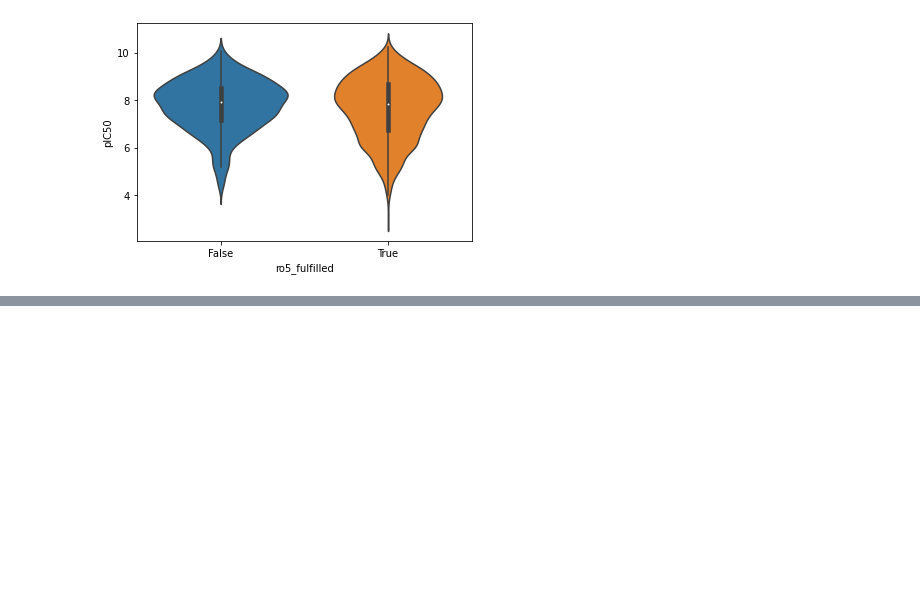
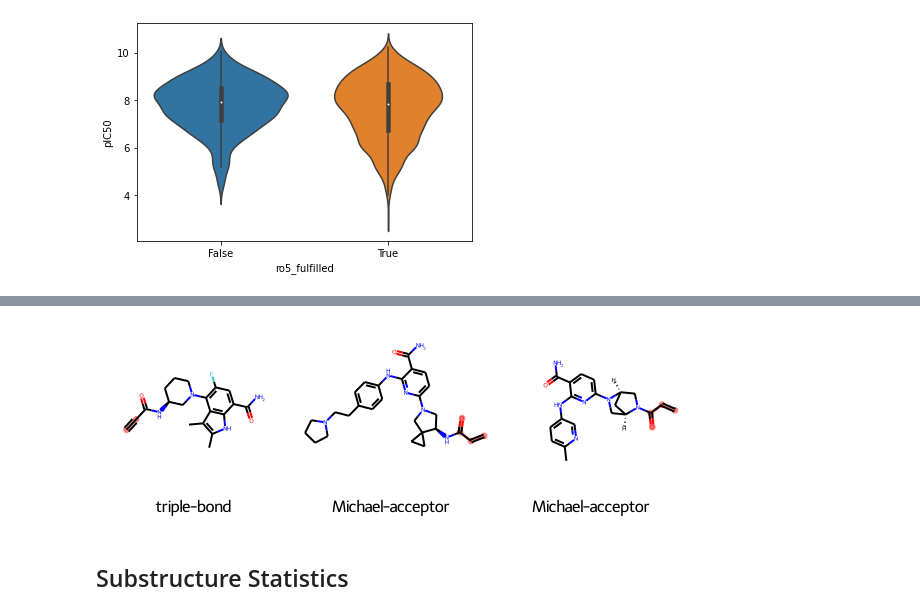
Before and after one commit to binary-alkemi/BTK_inhibitor, a Jupyter notebook: cheminformatic_analysis/ADMET_BTK_inhouse.ipynb, the cells around one changed output, grey strips where cells are left out. Cells and saved outputs as stored; diff of their text form; code cells hidden in the pictures; blank space fills up the shorter version.

```diff
--- a/cheminformatic_analysis/ADMET_BTK_inhouse.ipynb
+++ b/cheminformatic_analysis/ADMET_BTK_inhouse.ipynb
@@ -227,0 +404,23 @@ fig = sns.violinplot(x="ro5_fulfilled", y="pIC50", data=molecules)
+# %%
+# search for unwanted substructure
+matches = []
+clean = []
+for index, row in tqdm(df_btk.iterrows(), total=df_btk.shape[0]):
+    molecule = Chem.MolFromSmiles(row.smiles)
+    match = False
+    for _, substructure in substructures.iterrows():
+        if molecule.HasSubstructMatch(substructure.rdkit_molecules):
+            matches.append(
+                {
+                    "chembl_id": row.molecule_chembl_id,
+                    "rdkit_molecule": molecule,
+                    "substructure": substructure.rdkit_molecules,
+                    "substructure_name": substructure["name"],
+                }
+            )
+            match = True
+    if not match:
+        clean.append(index)
+
+matches = pd.DataFrame(matches)
+df_btk = df_btk.loc[clean]
@@ -227,0 +438,13 @@ fig = sns.violinplot(x="ro5_fulfilled", y="pIC50", data=molecules)
+# %%
+to_highlight = [
+    row.rdkit_molecule.GetSubstructMatch(row.substructure) for _, row in matches.head(3).iterrows()
+]
+Chem.Draw.MolsToGridImage(
+    list(matches.head(3).rdkit_molecule),
+    highlightAtomLists=to_highlight,
+    legends=list(matches.head(3).substructure_name),
+)
+# %% [output]
+[figure, added]
+# %% [markdown]
+## Substructure Statistics
```
Also changed, not shown: parts of 31 cells of this notebook, 3 other files.
